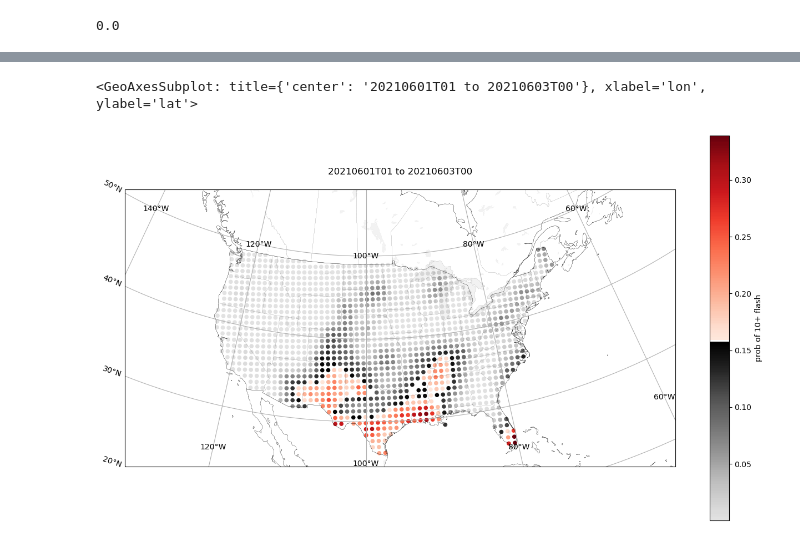
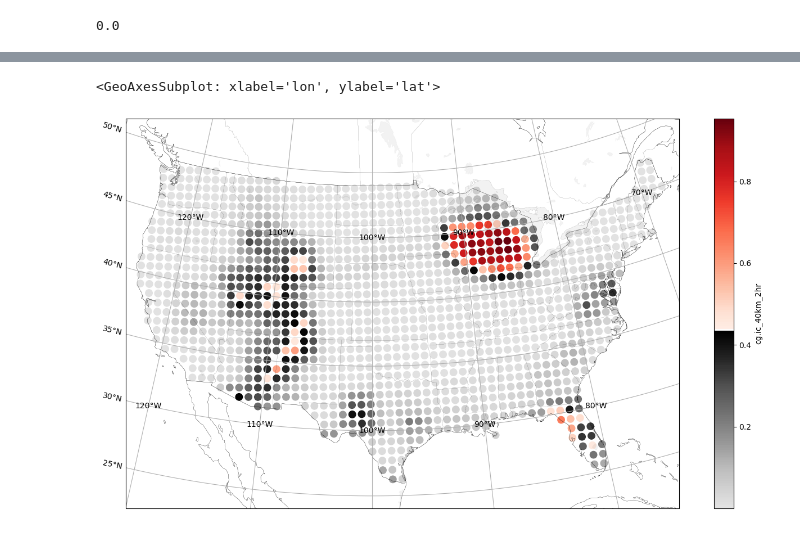
Before and after one commit to ahijevyc/machine-learning, a Jupyter notebook: lightning_prob.ipynb, the cells around one changed output, grey strips where cells are left out. Saved outputs shown, nothing was run; the diff lists cells and outputs as text; code cells hidden in the pictures.

Commit message:
daily predictions with wbug lightning

```diff
--- a/lightning_prob.ipynb
+++ b/lightning_prob.ipynb
@@ -203 +222,3 @@ Namespace(batchnorm=False, batchsize=1024, clobber=False, debug=False, dropout=0
+# %%
+df, label_cols = rptdist2bool(df, args)
 # %%
@@ -224,7 +240,7 @@ features
 y_preds = pd.DataFrame()
 for ifold in range(args.kfold):
     for thisfit in range(args.nfits):
-        savedmodel_thisfitfold = f"nn/HRRR.default.10flash.rpt_40km_2hr.1024n.ep10.f01-f48.bs1024.Adam.L20.01.lr0.001.dr0.0_{thisfit}/{args.kfold}fold{ifold}"
+        savedmodel_thisfitfold = f"{savedmodel}_{thisfit}/{args.kfold}fold{ifold}"
         yl = yaml.load(open(
             os.path.join(savedmodel_thisfitfold, "config.yaml"), "r"),
             Loader=yaml.Loader)
@@ -234,25 +250,21 @@ for ifold in range(args.kfold):
         del (yl["args"])
         # scaling values DataFrame as from .describe()
         sv = pd.DataFrame(yl).set_index("columns").T
-        if sv.columns.size != features.columns.size:
+        if sv.columns.size != df.columns.size:
             logging.error(
-                f"size of yaml and features columns differ {sv.columns} {features.columns}"
+                f"size of yaml and features columns differ {sv.columns} {df.columns}"
             )
-        if not all(sv.columns == features.columns):
-            logging.info(f"reordering columns")
-            features = features.reindex(columns=sv.columns)
         assert all(
-            sv.columns == features.columns
-        ), f"columns {features.columns} don't match when model was trained {sv.columns}"
+            sv.columns == df.columns
+        ), f"columns {df.columns} don't match when model was trained {sv.columns}"
 
         logging.info(f"loading {savedmodel_thisfitfold}")
         model = load_model(
-            savedmodel_thisfitfold,
-            custom_objects=dict(brier_skill_score=brier_skill_score))
-        norm_features = (features - sv.loc["mean"]) / sv.loc["std"]
+            savedmodel_thisfitfold)
+        norm_features = (df - sv.loc["mean"]) / sv.loc["std"]
         # Grab numpy array of predictions.
-        Y = model.predict(norm_features.to_numpy(dtype='float32'))
-        Y = pd.DataFrame(Y, columns=labels, index=features.index)
+        Y = model.predict(norm_features.to_numpy(dtype='float32'), batch_size=10000)
+        Y = pd.DataFrame(Y, columns=labels, index=df.index)
         # prepend "fit" level to multilevel DataFrame
         Y = pd.concat([Y], keys=[thisfit], names=["fit"])
         # prepend "fold" level
@@ -308,14 +304,16 @@ ensmean
 # %%
-fig, ax = make_map(bbox=bbox, projection=map_crs)
-f = "any_40km_2hr"
-if "flashes_40km_2hr" in ensmean:
-    f = "prob of 10+ flash"
-    features[f] = ensmean["flashes_40km_2hr"]
+bbox2 = [-120, -75, 22, 52]
+fig, ax = make_map(bbox=bbox2, projection=map_crs)
+f = "cg.ic"
+f += f"_{args.rptdist}km_{args.twin}hr"
+
+# add to df so we can use df's lat and lon for coordinates.
+df[f] = ensmean[f]
 valid_times = ensmean.index.get_level_values("valid_time")
-title=f'{valid_times.min().strftime("%Y%m%dT%H")} to {valid_times.max().strftime("%Y%m%dT%H")}'
-features.groupby(["y","x"]).mean()[["lat","lon",f]].plot(ax=ax, title=title, cmap=cmap,
-                                                               kind="scatter",x="lon",y="lat",c=f,
-                                                              transform=ccrs.PlateCarree())
+df.xs(idate+datetime.timedelta(hours=9), level="valid_time").plot(ax=ax, cmap=cmap,
+                                                   kind="scatter",x="lon",y="lat",c=f,
+                                                   s=80, marker="o",
+                                                   transform=ccrs.PlateCarree())
 # %% [output]
-<GeoAxesSubplot: title={'center': '20210601T01 to 20210603T00'}, xlabel='lon', ylabel='lat'>
+<GeoAxesSubplot: xlabel='lon', ylabel='lat'>
-[figure, old version]
+[figure, new version]
```
Also changed, not shown: parts of 26 cells of this notebook.
